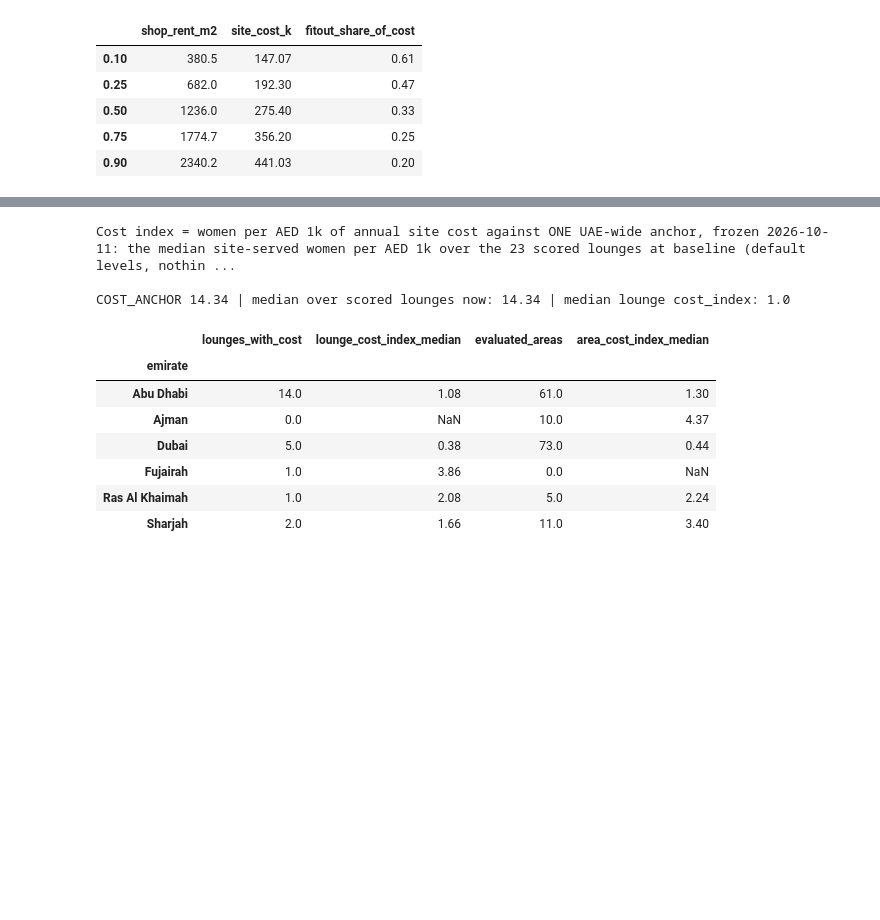
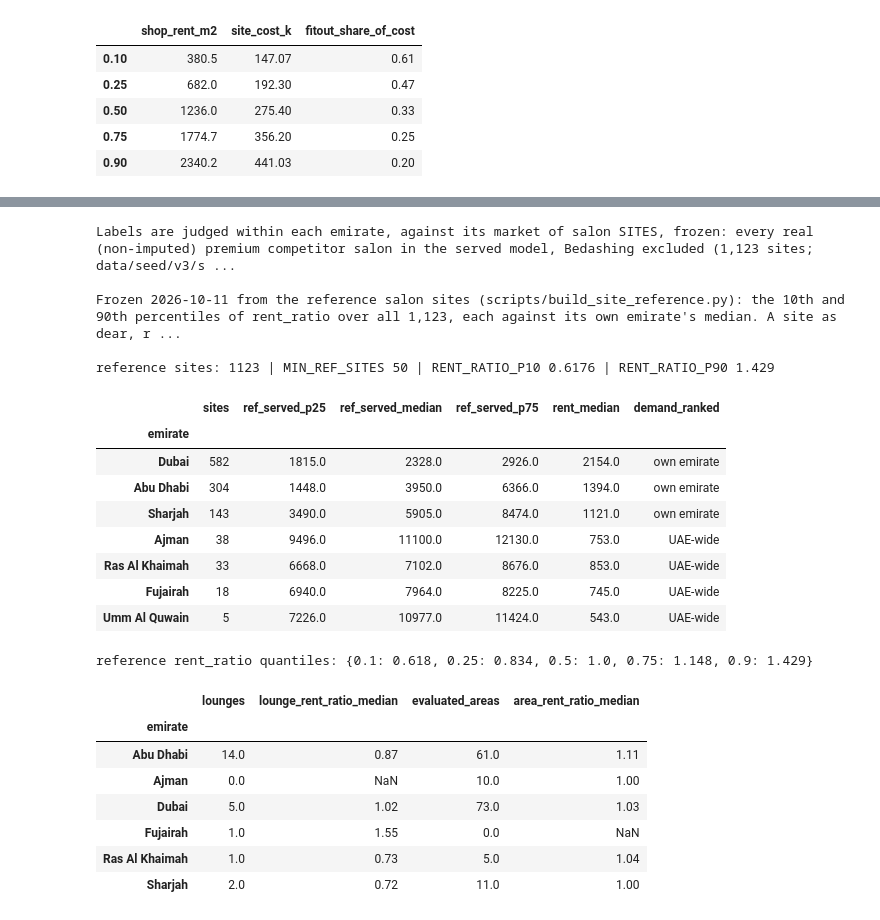
Before and after one commit to thenomadlad/2pz-ai-case-study, a Jupyter notebook: notebooks/rent.ipynb, the cells around one changed output, grey strips where cells are left out. Drawn from its saved outputs; the diff is of its cells as text; code cells hidden in the pictures; blank space fills up the shorter version.

```diff
--- a/notebooks/rent.ipynb
+++ b/notebooks/rent.ipynb
@@ -213,6 +213,6 @@ FITOUT_AED_M2 3000 | FITOUT_YEARS 5 | Assumed, not sourced (2026-10-11): a salon
 # %%
-t = F[~F.not_scored][["emirate", "site_served", "site_rent_m2", "site_rent_source", "site_cost_k", "served_per_cost", "cost_index"]]
+t = F[~F.not_scored][["emirate", "site_served", "site_rent_m2", "site_rent_source", "site_cost_k", "rent_ratio", "rent_pct_uae", "demand_ref", "demand_pct", "demand_pct_uae"]]
 print("rent source:", t.site_rent_source.value_counts().to_dict())
-t.sort_values(["emirate", "cost_index"]).round(2)
+t.sort_values(["emirate", "rent_ratio"]).round(2)
 # %% [output]
 rent source: {'adrec': 12, 'dld': 5, 'listings': 4, 'emirate_median': 2}
@@ -241,22 +241,42 @@ One frozen anchor (`COST_ANCHOR`) for every lounge and area. Lounges are measure
 # %%
-print(L.COST_ANCHOR_WHY, "\n")
-print("COST_ANCHOR", L.COST_ANCHOR, "| median over scored lounges now:", round(t.served_per_cost.median(), 2),
-      "| median lounge cost_index:", round(t.cost_index.median(), 3))
-ac = AR[AR.served_per_cost.notna()]
-pd.DataFrame({"lounges_with_cost": t.dropna(subset=["cost_index"]).groupby("emirate").size(),
-              "lounge_cost_index_median": t.groupby("emirate").cost_index.median().round(2),
+pd.set_option("display.max_colwidth", 200)
+print(L.SITE_REFERENCE_WHY, "\n")
+print(scorecard.RENT_RATIO_WHY, "\n")
+ref = L.site_reference()
+print("reference sites:", len(ref), "| MIN_REF_SITES", L.MIN_REF_SITES, "| RENT_RATIO_P10", scorecard.RENT_RATIO_P10, "| RENT_RATIO_P90", scorecard.RENT_RATIO_P90)
+display(ref.groupby("emirate").agg(sites=("place_id", "size"), ref_served_p25=("ref_served", lambda x: x.quantile(.25)),
+        ref_served_median=("ref_served", "median"), ref_served_p75=("ref_served", lambda x: x.quantile(.75)),
+        rent_median=("shop_rent_m2", "median")).assign(demand_ranked=lambda x: np.where(x.sites >= L.MIN_REF_SITES, "own emirate", "UAE-wide"))
+        .sort_values("sites", ascending=False).round(0))
+rr = ref.shop_rent_m2.groupby(ref.emirate).transform("median") / ref.shop_rent_m2
+print("reference rent_ratio quantiles:", rr.quantile([.1, .25, .5, .75, .9]).round(3).to_dict())
+ac = AR[AR.new_site_served.notna()]
+pd.DataFrame({"lounges": t.groupby("emirate").size(),
+              "lounge_rent_ratio_median": t.groupby("emirate").rent_ratio.median().round(2),
               "evaluated_areas": ac.groupby("emirate").size(),
-              "area_cost_index_median": ac.groupby("emirate").cost_index.median().round(2)}).fillna({"lounges_with_cost": 0, "evaluated_areas": 0})
+              "area_rent_ratio_median": ac.groupby("emirate").rent_ratio.median().round(2)}).fillna({"lounges": 0, "evaluated_areas": 0})
 # %% [output]
-Cost index = women per AED 1k of annual site cost against ONE UAE-wide anchor, frozen 2026-10-11: the median site-served women per AED 1k over the 23 scored lounges at baseline (default levels, nothin ...
+Labels are judged within each emirate, against its market of salon SITES, frozen: every real (non-imputed) premium competitor salon in the served model, Bedashing excluded (1,123 sites; data/seed/v3/s ...
 
-COST_ANCHOR 14.34 | median over scored lounges now: 14.34 | median lounge cost_index: 1.0
+Frozen 2026-10-11 from the reference salon sites (scripts/build_site_reference.py): the 10th and 90th percentiles of rent_ratio over all 1,123, each against its own emirate's median. A site as dear, r ...
+
+reference sites: 1123 | MIN_REF_SITES 50 | RENT_RATIO_P10 0.6176 | RENT_RATIO_P90 1.429
-|  | lounges_with_cost | lounge_cost_index_median | evaluated_areas | area_cost_index_median |
-| emirate |  |  |  |  |
-| Abu Dhabi | 14.0 | 1.08 | 61.0 | 1.30 |
-| Ajman | 0.0 | NaN | 10.0 | 4.37 |
-| Dubai | 5.0 | 0.38 | 73.0 | 0.44 |
-| Fujairah | 1.0 | 3.86 | 0.0 | NaN |
-| Ras Al Khaimah | 1.0 | 2.08 | 5.0 | 2.24 |
-| Sharjah | 2.0 | 1.66 | 11.0 | 3.40 |
+|  | sites | ref_served_p25 | ref_served_median | ref_served_p75 | rent_median | demand_ranked |
+| emirate |  |  |  |  |  |  |
+| Dubai | 582 | 1815.0 | 2328.0 | 2926.0 | 2154.0 | own emirate |
+| Abu Dhabi | 304 | 1448.0 | 3950.0 | 6366.0 | 1394.0 | own emirate |
+| Sharjah | 143 | 3490.0 | 5905.0 | 8474.0 | 1121.0 | own emirate |
+| Ajman | 38 | 9496.0 | 11100.0 | 12130.0 | 753.0 | UAE-wide |
+| Ras Al Khaimah | 33 | 6668.0 | 7102.0 | 8676.0 | 853.0 | UAE-wide |
+| Fujairah | 18 | 6940.0 | 7964.0 | 8225.0 | 745.0 | UAE-wide |
+| Umm Al Quwain | 5 | 7226.0 | 10977.0 | 11424.0 | 543.0 | UAE-wide |
+reference rent_ratio quantiles: {0.1: 0.618, 0.25: 0.834, 0.5: 1.0, 0.75: 1.148, 0.9: 1.429}
+|  | lounges | lounge_rent_ratio_median | evaluated_areas | area_rent_ratio_median |
+| emirate |  |  |  |  |
+| Abu Dhabi | 14.0 | 0.87 | 61.0 | 1.11 |
+| Ajman | 0.0 | NaN | 10.0 | 1.00 |
+| Dubai | 5.0 | 1.02 | 73.0 | 1.03 |
+| Fujairah | 1.0 | 1.55 | 0.0 | NaN |
+| Ras Al Khaimah | 1.0 | 0.73 | 5.0 | 1.04 |
+| Sharjah | 2.0 | 0.72 | 11.0 | 1.00 |
 # %%
```
Also changed, not shown: parts of 6 cells of this notebook, 3 other files.
